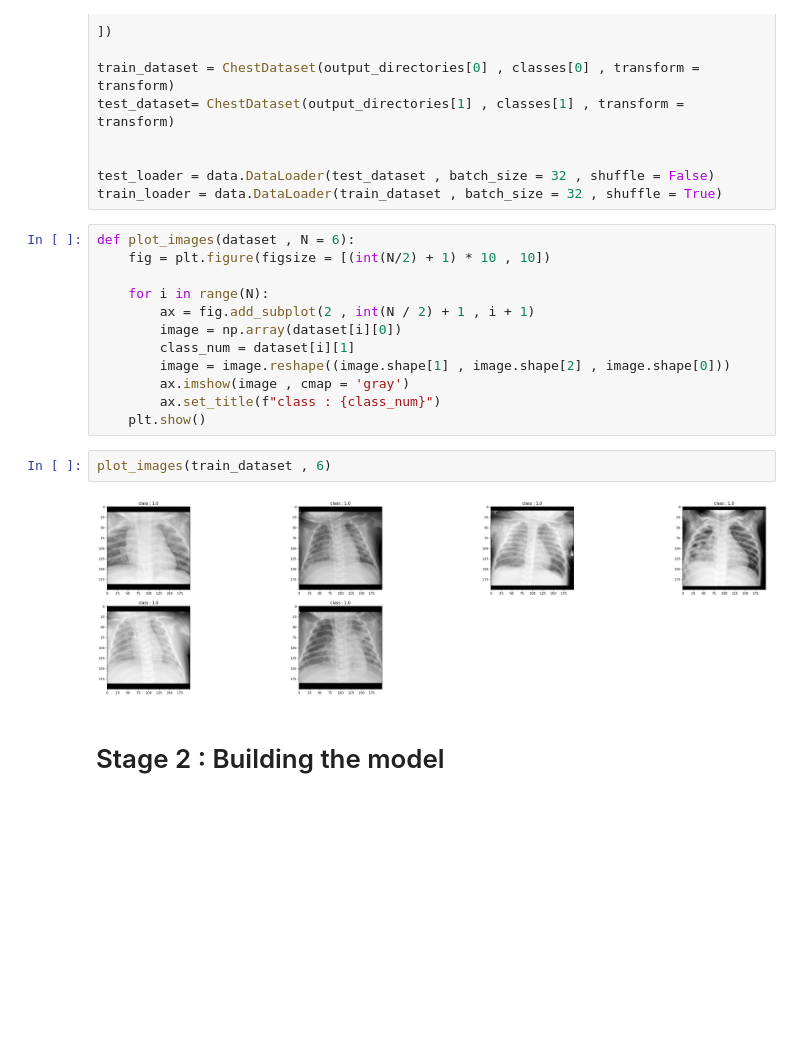
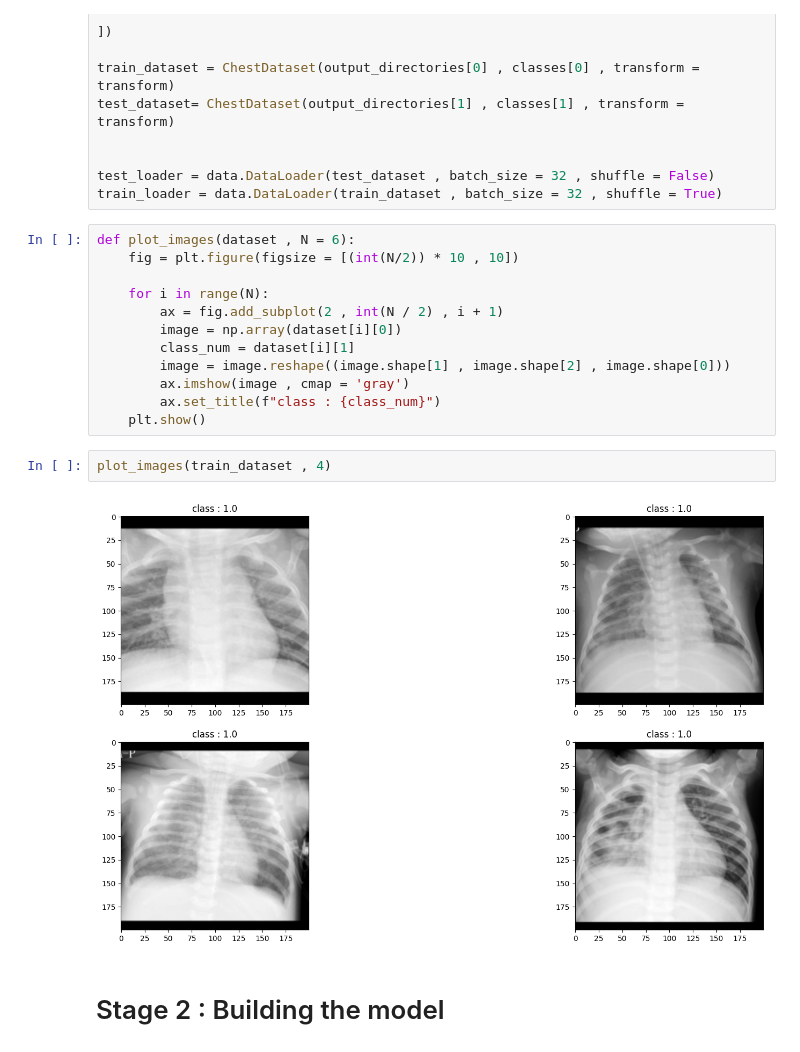
Before and after one commit to OmarGamalH/PneumoNet-Deep-Learning-for-Pneumonia-Detection, a Jupyter notebook: pneumonia-project.ipynb, the cells around one changed output. Saved outputs shown, nothing was run; the diff lists cells and outputs as text; blank space fills up the shorter version.

```diff
--- a/pneumonia-project.ipynb
+++ b/pneumonia-project.ipynb
@@ -116,10 +117,10 @@ test_loader = data.DataLoader(test_dataset , batch_size = 32 , shuffle = False)
 train_loader = data.DataLoader(train_dataset , batch_size = 32 , shuffle = True)
 # %%
 def plot_images(dataset , N = 6):
-    fig = plt.figure(figsize = [(int(N/2) + 1) * 10 , 10])
+    fig = plt.figure(figsize = [(int(N/2)) * 10 , 10])
 
     for i in range(N):
-        ax = fig.add_subplot(2 , int(N / 2) + 1 , i + 1)
+        ax = fig.add_subplot(2 , int(N / 2) , i + 1)
         image = np.array(dataset[i][0])
         class_num = dataset[i][1]
         image = image.reshape((image.shape[1] , image.shape[2] , image.shape[0]))
@@ -127,9 +128,9 @@ def plot_images(dataset , N = 6):
         ax.set_title(f"class : {class_num}")
     plt.show()
 # %%
-plot_images(train_dataset , 6)
+plot_images(train_dataset , 4)
 # %% [output]
-[figure, old version]
+[figure, new version]
 # %% [markdown]
 # Stage 2 : Building the model
 # %%
```
Also changed, not shown: parts of 8 cells of this notebook, 8 other files.
